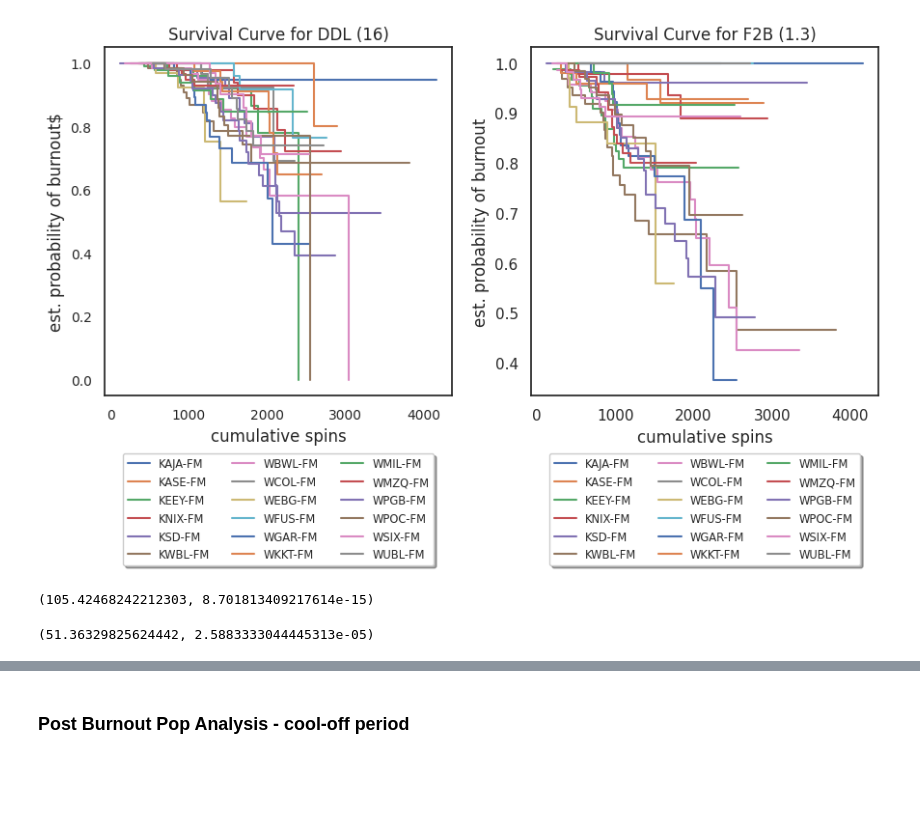
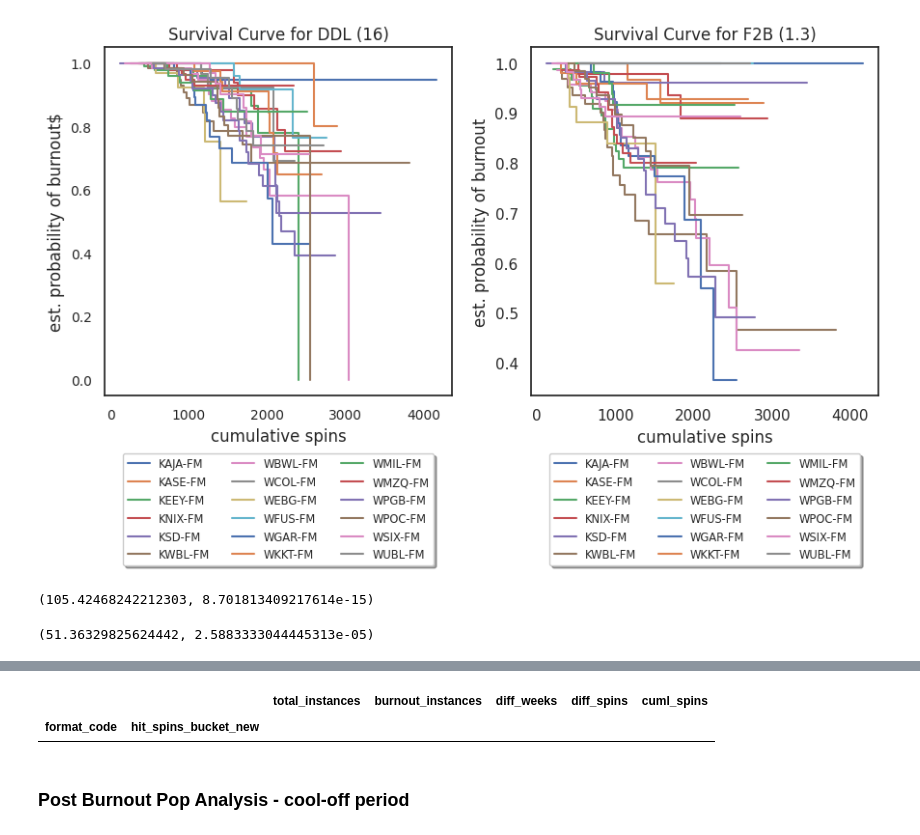
Before and after one commit to gjampanih/adds-early-burnout-warning-model, a Jupyter notebook: notebooks/ebw_metrics_analysis.ipynb, the cells around one changed output, grey strips where cells are left out. Saved outputs shown, nothing was run; the diff lists cells and outputs as text; code cells hidden in the pictures; blank space fills up the shorter version.

```diff
--- a/notebooks/ebw_metrics_analysis.ipynb
+++ b/notebooks/ebw_metrics_analysis.ipynb
@@ -1197,3 +1336,8 @@ compare_survival(np.array(list(zip(df_extract_summ['censored_flag'].astype('bool
+# %%
+df_time_to_burn_collaps
+# %% [output]
+|  |  | total_instances | burnout_instances | diff_weeks | diff_spins | cuml_spins |
+| format_code | hit_spins_bucket_new |  |  |  |  |  |
 # %% [markdown]
 ### Post Burnout Pop Analysis - cool-off period
 # %%
```
Also changed, not shown: parts of 29 cells of this notebook.
